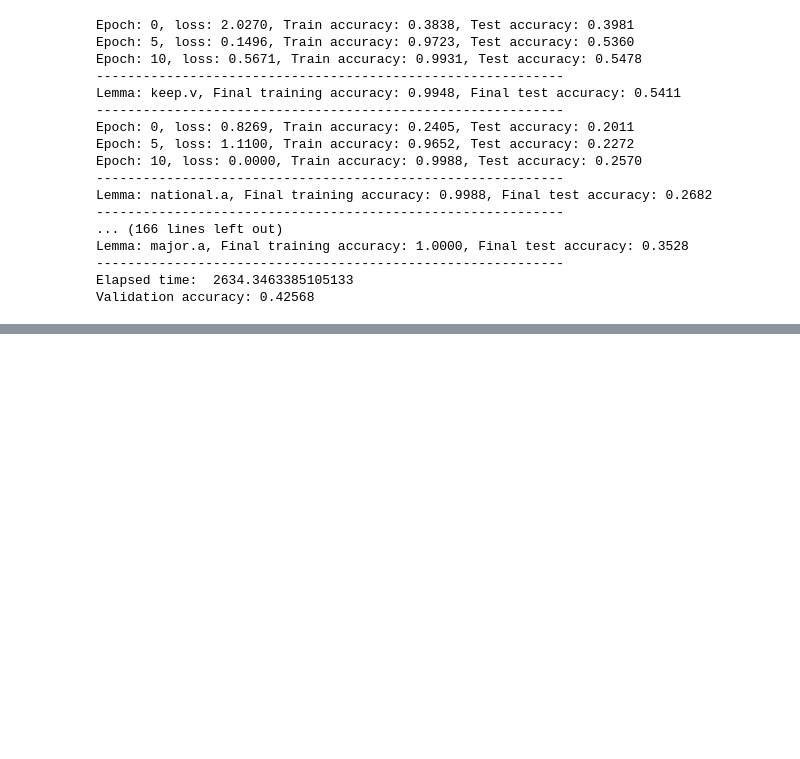
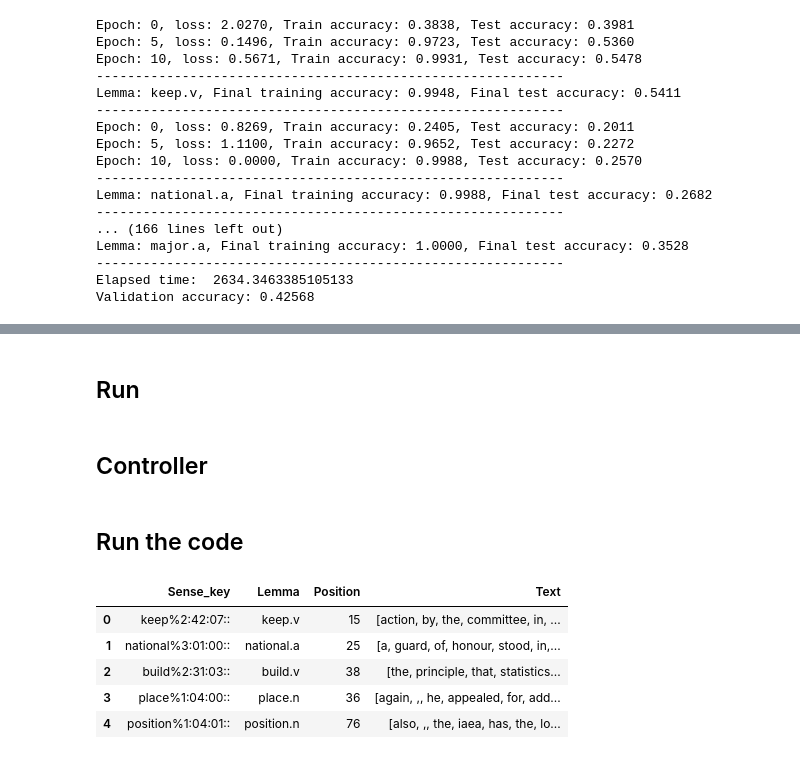
Before and after one commit to SaraNordin/NLP, a Jupyter notebook: Project3/Project 3.ipynb, the cells around one changed output, grey strips where cells are left out. Saved outputs shown, nothing was run; the diff lists cells and outputs as text; code cells hidden in the pictures; blank space fills up the shorter version.

```diff
--- a/Project3/Project 3.ipynb
+++ b/Project3/Project 3.ipynb
@@ -684,0 +985,2 @@ Validation accuracy: 0.42568
+# %% [markdown]
+## Run
@@ -684,0 +1134,2 @@ Validation accuracy: 0.42568
+# %% [markdown]
+## Controller
@@ -684,0 +1199,11 @@ Validation accuracy: 0.42568
+# %% [markdown]
+## Run the code
+# %%
+df.head()
+# %% [output]
+|  | Sense_key | Lemma | Position | Text |
+| 0 | keep%2:42:07:: | keep.v | 15 | [action, by, the, committee, in, ... |
+| 1 | national%3:01:00:: | national.a | 25 | [a, guard, of, honour, stood, in,... |
+| 2 | build%2:31:03:: | build.v | 38 | [the, principle, that, statistics... |
+| 3 | place%1:04:00:: | place.n | 36 | [again, ,, he, appealed, for, add... |
+| 4 | position%1:04:01:: | position.n | 76 | [also, ,, the, iaea, has, the, lo... |
```
Also changed, not shown: parts of 35 cells of this notebook, 2 other files.
